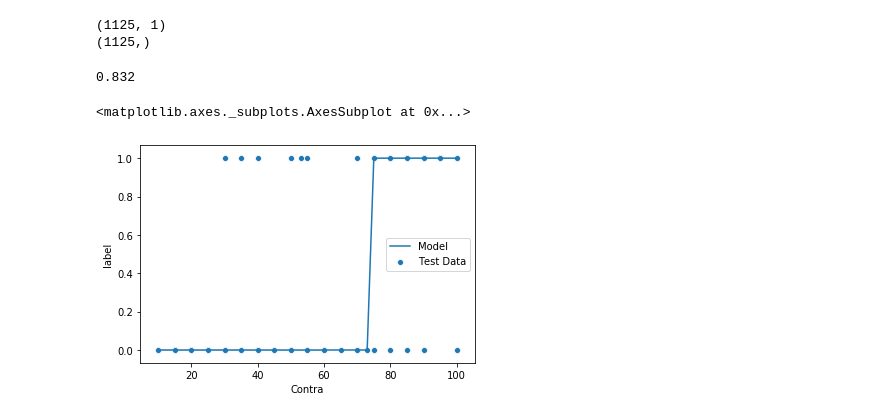
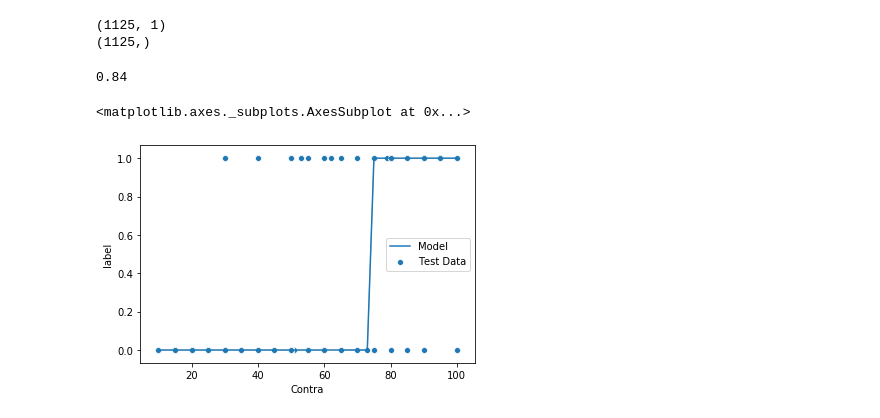
Before and after one commit to AntonyLeons/Data-Mining-ACW, a Jupyter notebook: Legacy_Data.ipynb, the cells around one changed output. Drawn from its saved outputs; the diff is of its cells as text; code cells hidden in the pictures.

```diff
--- a/Legacy_Data.ipynb
+++ b/Legacy_Data.ipynb
@@ -353,21 +363,21 @@ test2 = split[1]
 # %%
-model2 = LogisticRegression()
-train_x2 = train2['Contra']
-train_y2 = train2['label']
-test_x2 = test2['Contra']
-test_y2 = test2['label']
-print(train_x2.shape)
-print(train_y2.shape)
+model = LogisticRegression()
+train_x = train['Contra']
+train_y = train['label']
+test_x = test['Contra']
+test_y = test['label']
+print(train_x.shape)
+print(train_y.shape)
 # %% [output]
 (1125,)
 (1125,)
 # %%
-train_x2 = np.asarray(train_x2).reshape(-1,1)
-train_y2 = np.asarray(train_y2)
-test_x2 = np.asarray(test_x2).reshape(-1,1)
-test_y2 = np.asarray(test_y2).reshape(-1,1)
-print(train_x2.shape)
-print(train_y2.shape)
+train_x = np.asarray(train_x).reshape(-1,1)
+train_y = np.asarray(train_y)
+test_x = np.asarray(test_x).reshape(-1,1)
+test_y = np.asarray(test_y)
+print(train_x.shape)
+print(train_y.shape)
 # %% [output]
 (1125, 1)
 (1125,)
@@ -378,10 +384,14 @@ pred_y2 = reg_model2.predict(test_x2)
-# %%
-reg_model2.score(test_x2,test_y2)
-# %% [output]
-0.832
+# %%
+reg_model = model.fit(X=train_x,y=train_y)
+# %%
+pred_y = reg_model.predict(test_x)
+# %%
+reg_model.score(test_x,test_y)
+# %% [output]
+0.84
 # %%
-sns.lineplot(x=test2['Contra'], y=pred_y2.ravel(), label='Model')
-sns.scatterplot(x=test2['Contra'], y=test2['label'], label='Test Data')
+sns.lineplot(x=test['Contra'], y=pred_y.ravel(), label='Model')
+sns.scatterplot(x=test['Contra'], y=test['label'], label='Test Data')
 # %% [output]
 <matplotlib.axes._subplots.AxesSubplot at 0x...>
-[figure, old version]
+[figure, new version]
```
Also changed, not shown: parts of 39 cells of this notebook, 2 other files.
